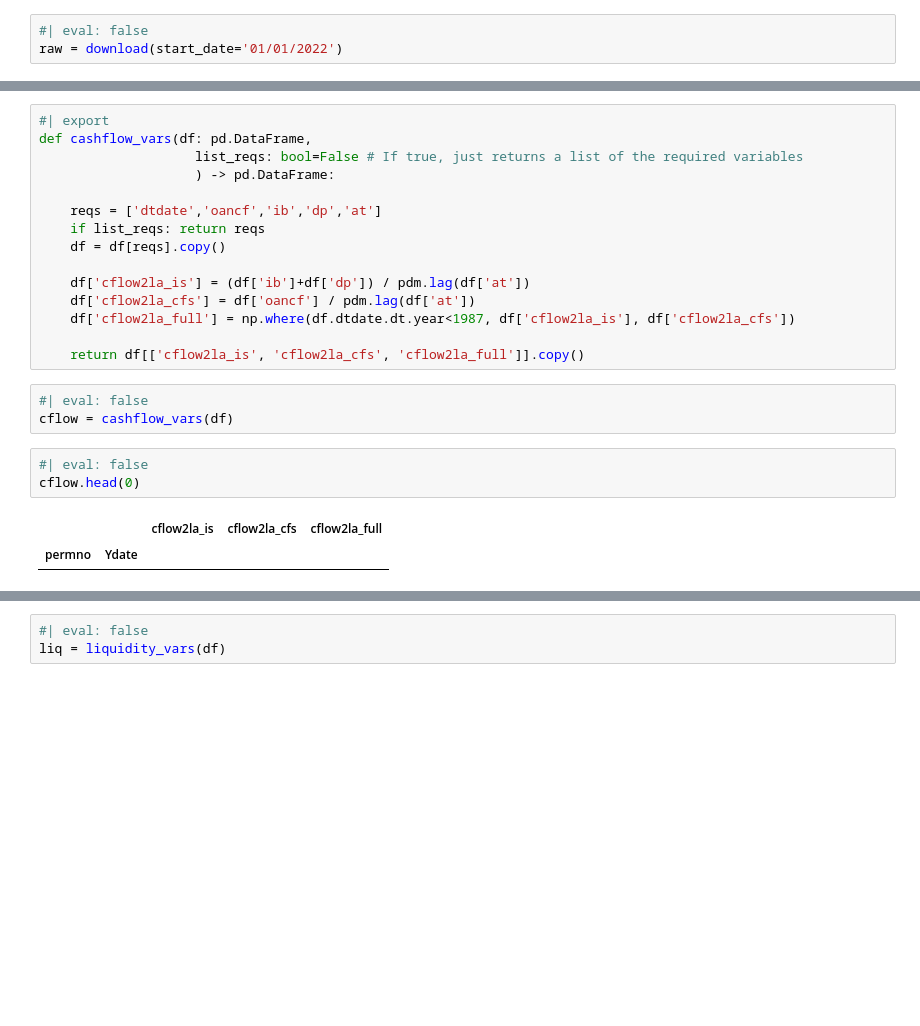
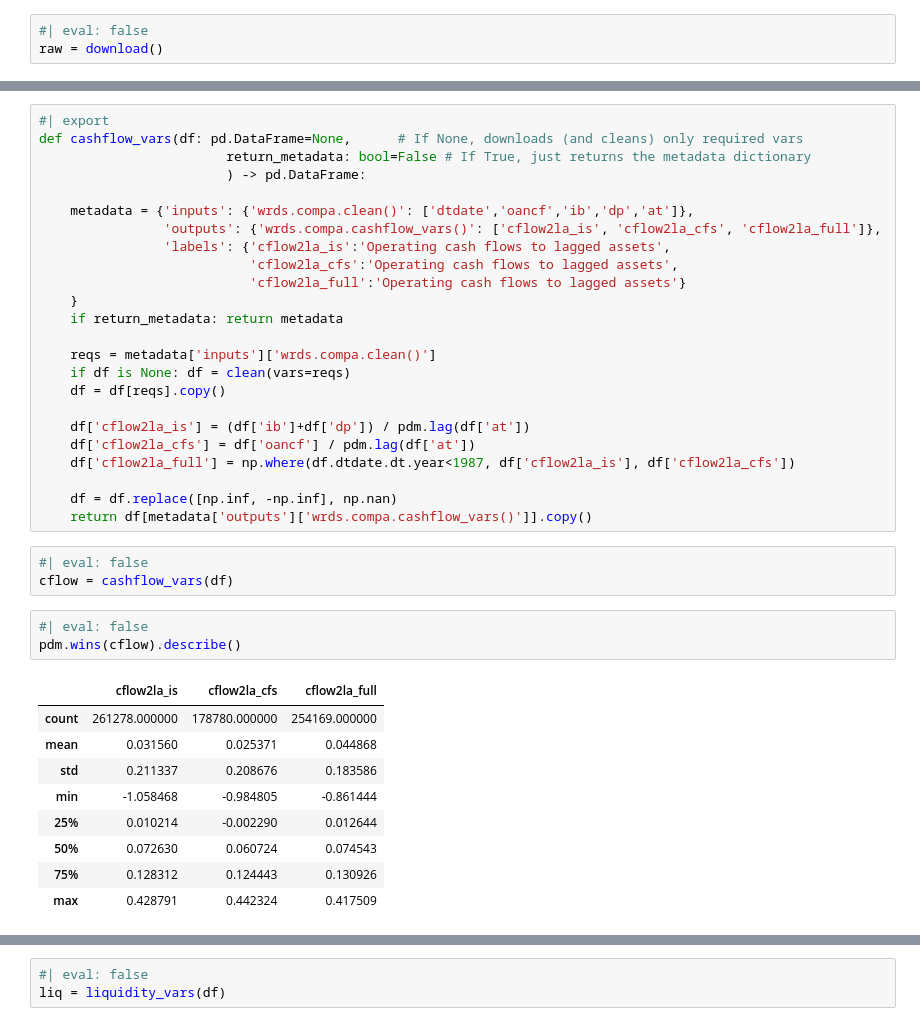
Before and after one commit to ionmihai/finsets, a Jupyter notebook: nbs/01_wrds/03_compa.ipynb, the cells around one changed output, grey strips where cells are left out. Saved outputs shown, nothing was run; the diff lists cells and outputs as text; blank space fills up the shorter version.

Commit message:
added metadata functionality to all compa feature functions

```diff
--- a/nbs/01_wrds/03_compa.ipynb
+++ b/nbs/01_wrds/03_compa.ipynb
@@ -136,7 +136,7 @@ def download(vars: List[str]=None, # If None, downloads `default_raw_vars`; else
     return wrds_api.download(sql_string, wrds_username=wrds_username, params={'end':end_date})
 # %%
 #| eval: false
-raw = download(start_date='01/01/2022')
+raw = download()
 # %% [output]
 Loading library list...
 Done
@@ -286,26 +433,42 @@ prof.head(0)
 # %%
 #| export
-def cashflow_vars(df: pd.DataFrame,
-                    list_reqs: bool=False # If true, just returns a list of the required variables
-                    ) -> pd.DataFrame:
+def cashflow_vars(df: pd.DataFrame=None,      # If None, downloads (and cleans) only required vars
+                        return_metadata: bool=False # If True, just returns the metadata dictionary
+                        ) -> pd.DataFrame:
 
-    reqs = ['dtdate','oancf','ib','dp','at']
-    if list_reqs: return reqs
+    metadata = {'inputs': {'wrds.compa.clean()': ['dtdate','oancf','ib','dp','at']},
+                'outputs': {'wrds.compa.cashflow_vars()': ['cflow2la_is', 'cflow2la_cfs', 'cflow2la_full']},
+                'labels': {'cflow2la_is':'Operating cash flows to lagged assets',
+                           'cflow2la_cfs':'Operating cash flows to lagged assets',
+                           'cflow2la_full':'Operating cash flows to lagged assets'}
+    }
+    if return_metadata: return metadata
+
+    reqs = metadata['inputs']['wrds.compa.clean()']
+    if df is None: df = clean(vars=reqs)
     df = df[reqs].copy()
 
     df['cflow2la_is'] = (df['ib']+df['dp']) / pdm.lag(df['at'])
     df['cflow2la_cfs'] = df['oancf'] / pdm.lag(df['at'])
     df['cflow2la_full'] = np.where(df.dtdate.dt.year<1987, df['cflow2la_is'], df['cflow2la_cfs'])
 
-    return df[['cflow2la_is', 'cflow2la_cfs', 'cflow2la_full']].copy()
+    df = df.replace([np.inf, -np.inf], np.nan)
+    return df[metadata['outputs']['wrds.compa.cashflow_vars()']].copy()
 # %%
 #| eval: false
 cflow = cashflow_vars(df)
 # %%
 #| eval: false
-cflow.head(0)
+pdm.wins(cflow).describe()
 # %% [output]
-|  |  | cflow2la_is | cflow2la_cfs | cflow2la_full |
-| permno | Ydate |  |  |  |
+|  | cflow2la_is | cflow2la_cfs | cflow2la_full |
+| count | 261278.000000 | 178780.000000 | 254169.000000 |
+| mean | 0.031560 | 0.025371 | 0.044868 |
+| std | 0.211337 | 0.208676 | 0.183586 |
+| min | -1.058468 | -0.984805 | -0.861444 |
+| 25% | 0.010214 | -0.002290 | 0.012644 |
+| 50% | 0.072630 | 0.060724 | 0.074543 |
+| 75% | 0.128312 | 0.124443 | 0.130926 |
+| max | 0.428791 | 0.442324 | 0.417509 |
 # %%
 #| export
```
Also changed, not shown: parts of 28 cells of this notebook, 2 other files.
